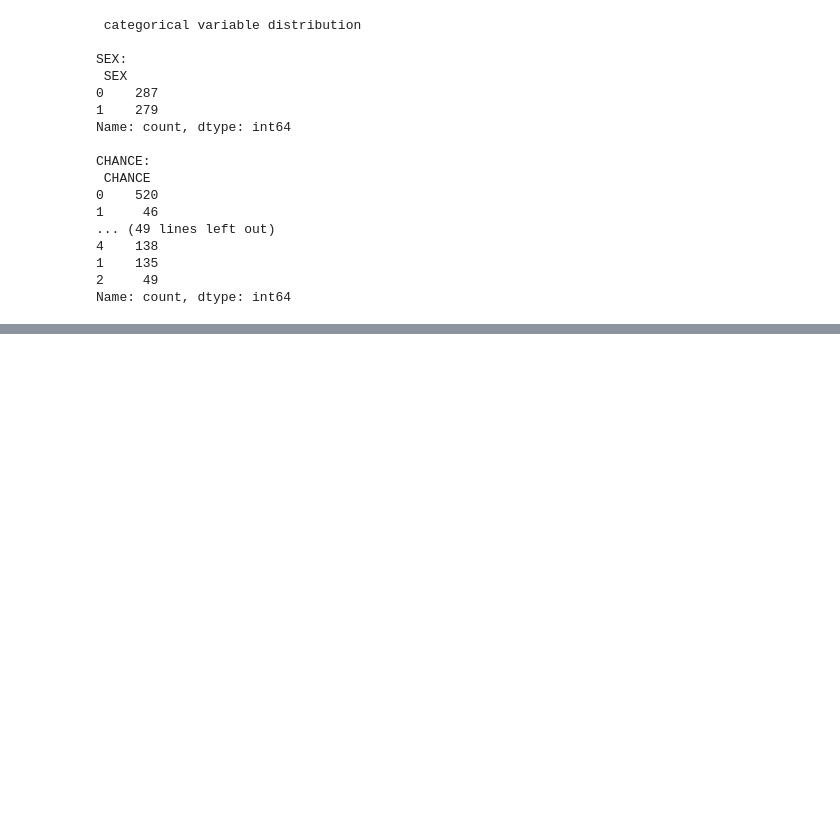
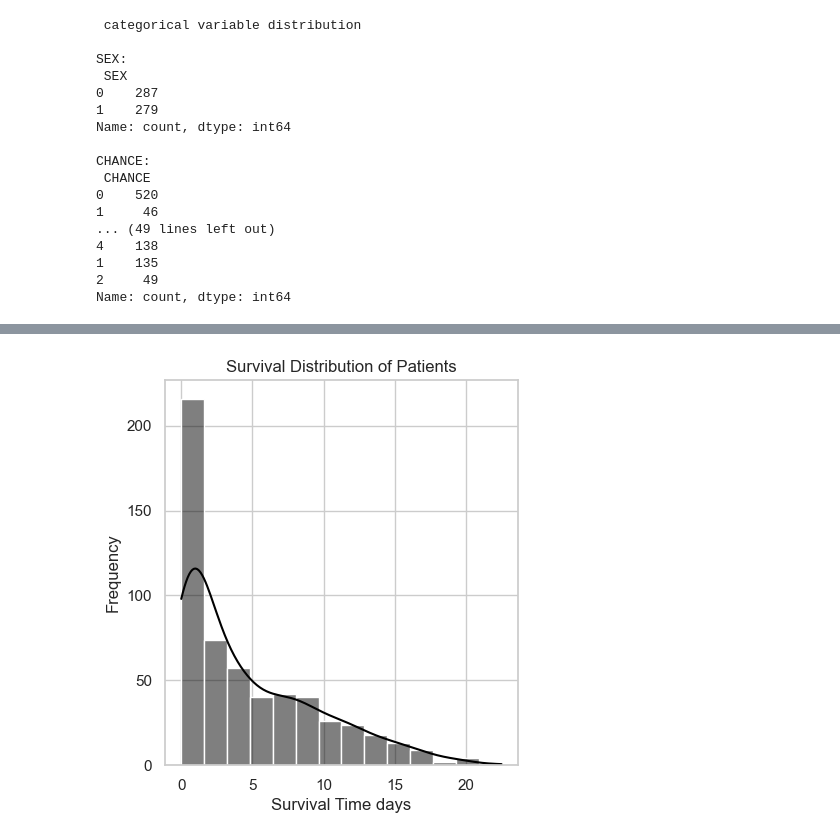
Before and after one commit to Akim351/ColonCancer-Survival-Analysis, a Jupyter notebook: codes.ipynb, the cells around one changed output, grey strips where cells are left out. Cells and saved outputs as stored; diff of their text form; code cells hidden in the pictures; blank space fills up the shorter version.

```diff
--- a/codes.ipynb
+++ b/codes.ipynb
@@ -181,0 +235,11 @@ Name: count, dtype: int64
+# %%
+# plotting histogram for Survival
+plt.figure(figsize=(10,5))
+plt.subplot(1,2,2)
+sns.histplot(colcan_data["SURV"], kde=True, color="black")
+plt.title("Survival Distribution of Patients")
+plt.xlabel("Survival Time days")
+plt.ylabel("Frequency")
+plt.show()
+# %% [output]
+[figure, added]
```
Also changed, not shown: parts of 16 cells of this notebook, 1 other file.
